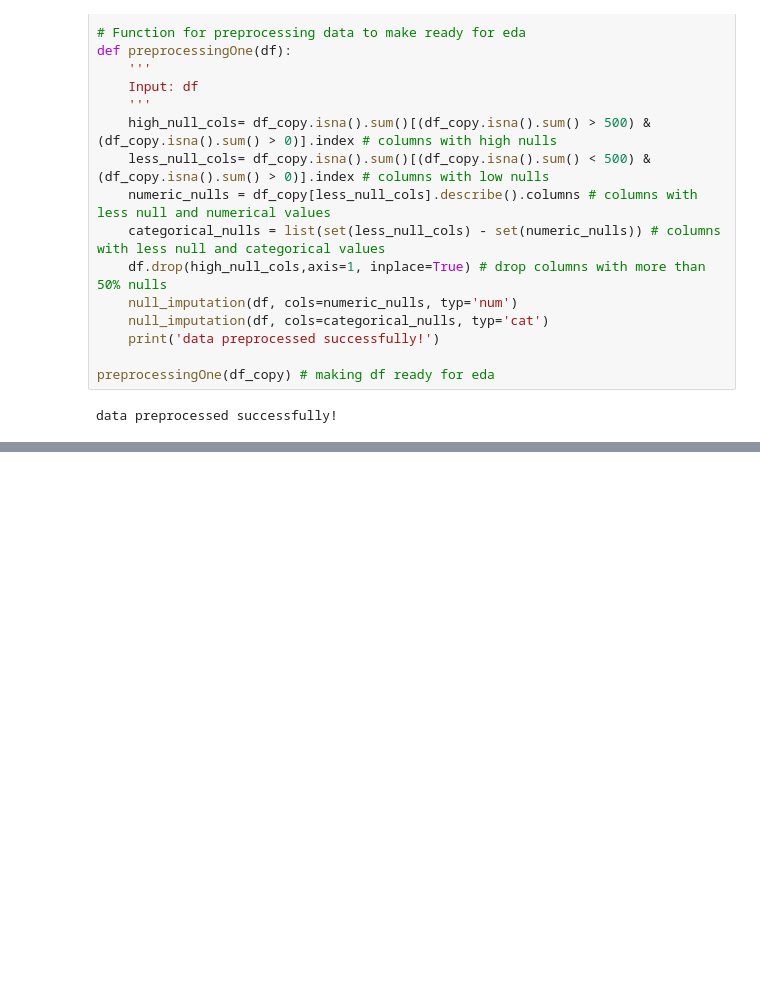
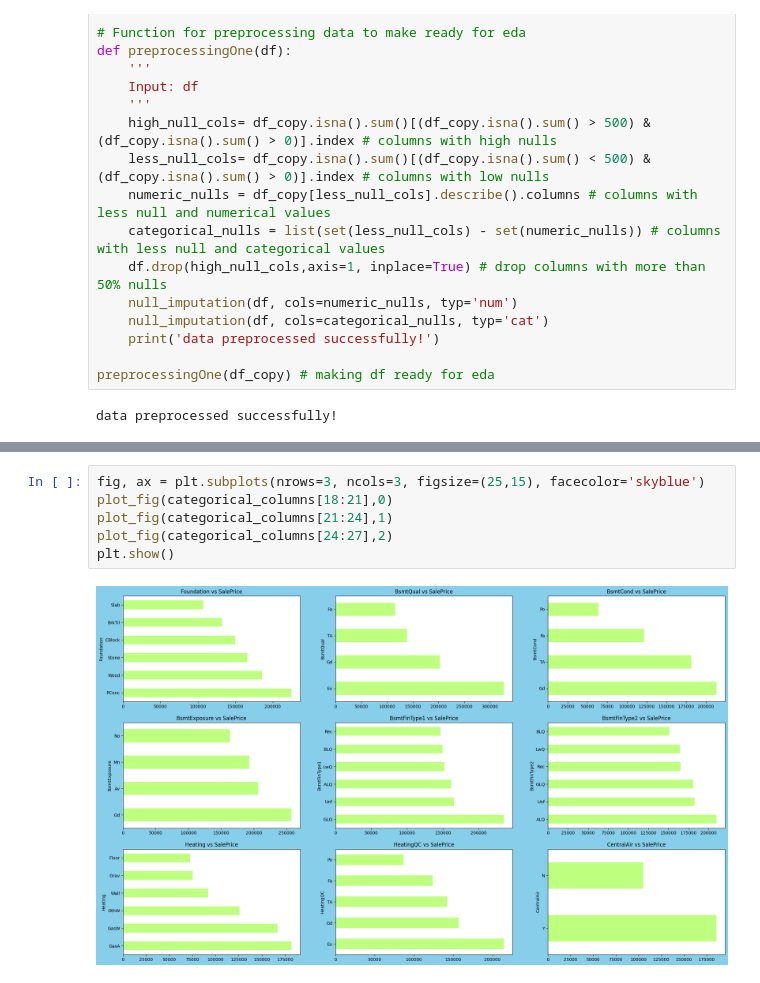
Before and after one commit to mdismailquraishicse/HousePriceAdvanceRegressionTechniquesKaggle, a Jupyter notebook: Main.ipynb, the cells around one changed output, grey strips where cells are left out. Cells and saved outputs as stored; diff of their text form; blank space fills up the shorter version.

```diff
--- a/Main.ipynb
+++ b/Main.ipynb
@@ -737,0 +754,8 @@ Number of house in each  LotConfig
+# %%
+fig, ax = plt.subplots(nrows=3, ncols=3, figsize=(25,15), facecolor='skyblue')
+plot_fig(categorical_columns[18:21],0)
+plot_fig(categorical_columns[21:24],1)
+plot_fig(categorical_columns[24:27],2)
+plt.show()
+# %% [output]
+[figure, added]
```
Also changed, not shown: parts of 23 cells of this notebook.
